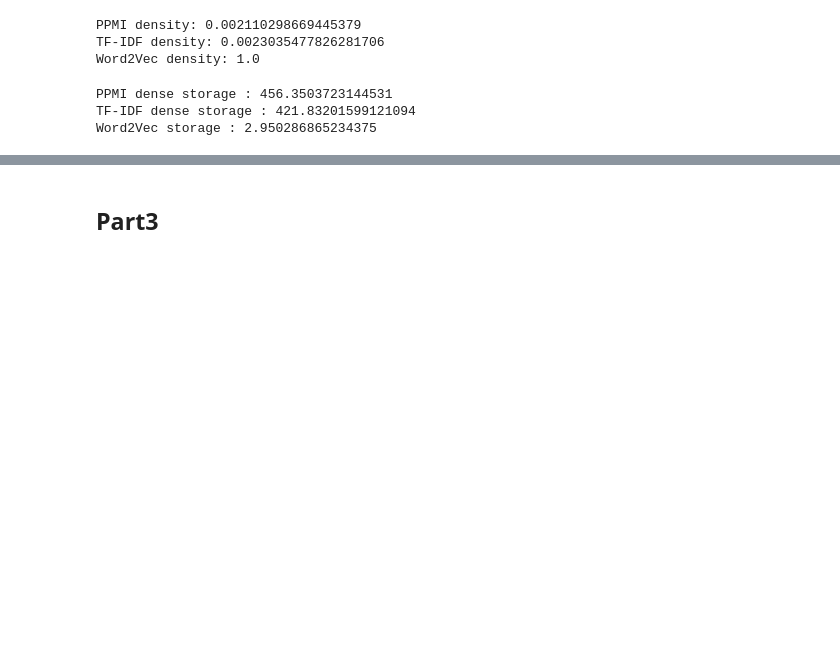
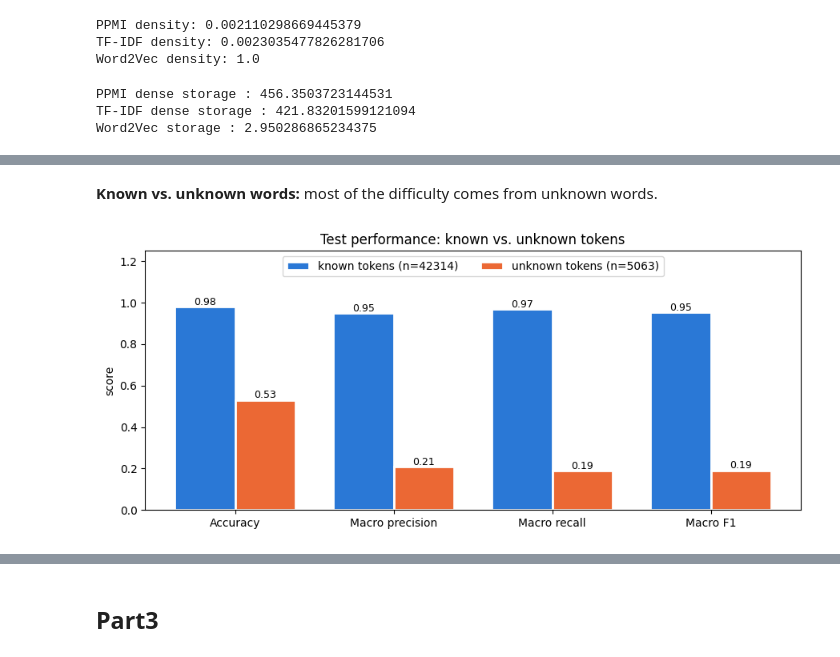
Before and after one commit to ZeinaHossam1/Embeddings-and-HMMs, a Jupyter notebook: Embeddings_HMMs.ipynb, the cells around one changed output, grey strips where cells are left out. Cells and saved outputs as stored; diff of their text form; code cells hidden in the pictures; blank space fills up the shorter version.

```diff
--- a/Embeddings_HMMs.ipynb
+++ b/Embeddings_HMMs.ipynb
@@ -2428,0 +1980,10 @@ Record the selected hyperparameters, test metrics, unknown-word results, and not
+# %%
+test_predictions = predict_sentences(pos_test_sentences, final_hmm)
+test_metrics = evaluate_hmm(pos_test_sentences, pos_test_tags, test_predictions, final_hmm["vocabulary"])
+
+total_tokens = test_metrics["known_token_count"] + test_metrics["unknown_token_count"]
+print(f"Test tokens: {total_tokens}, unknown: {test_metrics['unknown_token_count']} "
+      f"({100 * test_metrics['unknown_token_count'] / total_tokens:.1f}%)\n")
+print_metrics(test_metrics["overall"], "All tokens")
+print_metrics(test_metrics["known"], "Known tokens")
+print_metrics(test_metrics["unknown"], "Unknown tokens")
@@ -2428,0 +2008,25 @@ Record the selected hyperparameters, test metrics, unknown-word results, and not
+# %% [markdown]
+**Known vs. unknown words:** most of the difficulty comes from unknown words.
+# %%
+metric_keys = ["accuracy", "macro_precision", "macro_recall", "macro_f1"]
+metric_labels = ["Accuracy", "Macro precision", "Macro recall", "Macro F1"]
+positions = np.arange(len(metric_keys))
+bar_width = 0.38
+
+plt.figure(figsize=(9, 4))
+for offset, group, color in [(-bar_width / 2, "known", KNOWN_COLOR), (bar_width / 2, "unknown", UNKNOWN_COLOR)]:
+    values = [test_metrics[group][key] for key in metric_keys]
+    bars = plt.bar(positions + offset, values, bar_width, color=color, edgecolor="white", linewidth=2,
+                   label=f"{group} tokens (n={test_metrics[group + '_token_count']})")
+    for bar, value in zip(bars, values):
+        plt.text(bar.get_x() + bar.get_width() / 2, value + 0.01, f"{value:.2f}", ha="center", fontsize=9)
+
+plt.xticks(positions, metric_labels)
+plt.ylim(0, 1.25)
+plt.ylabel("score")
+plt.title("Test performance: known vs. unknown tokens")
+plt.legend(loc="upper center", ncol=2)
+plt.tight_layout()
+plt.show()
+# %% [output]
+[figure, added]
```
Also changed, not shown: parts of 80 cells of this notebook.
